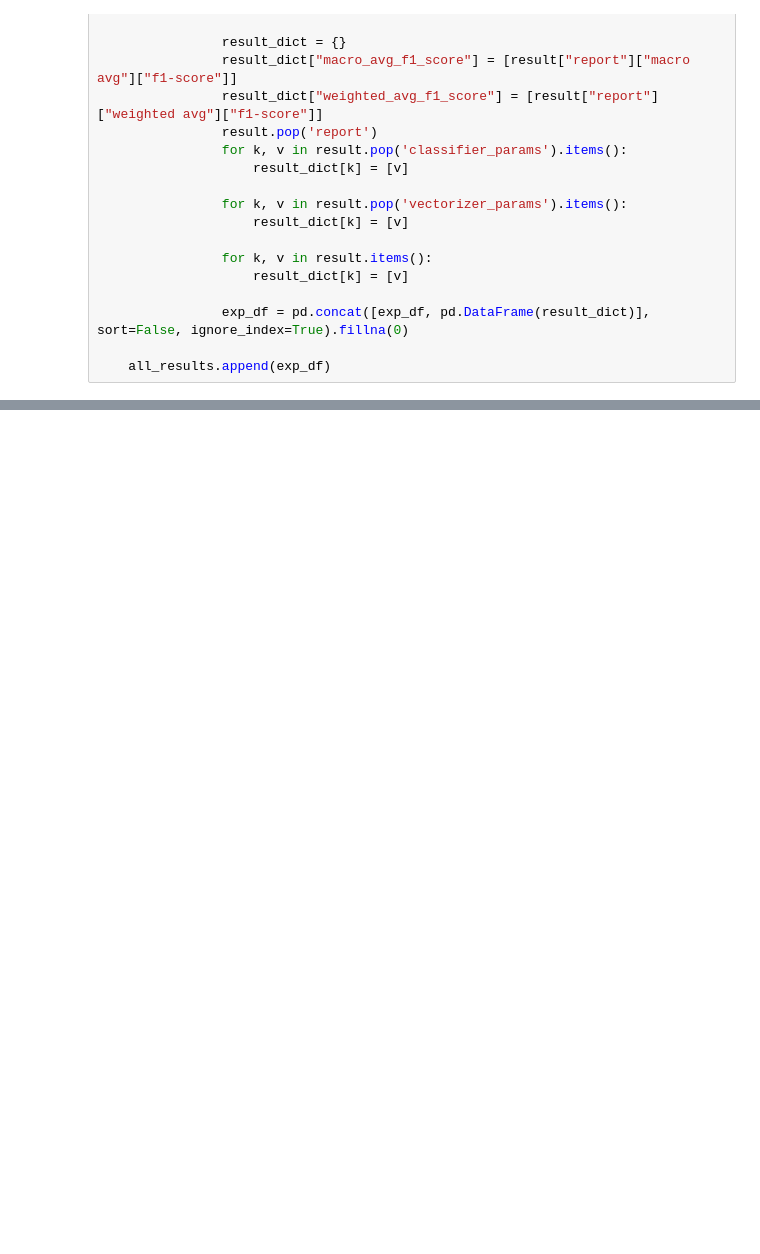
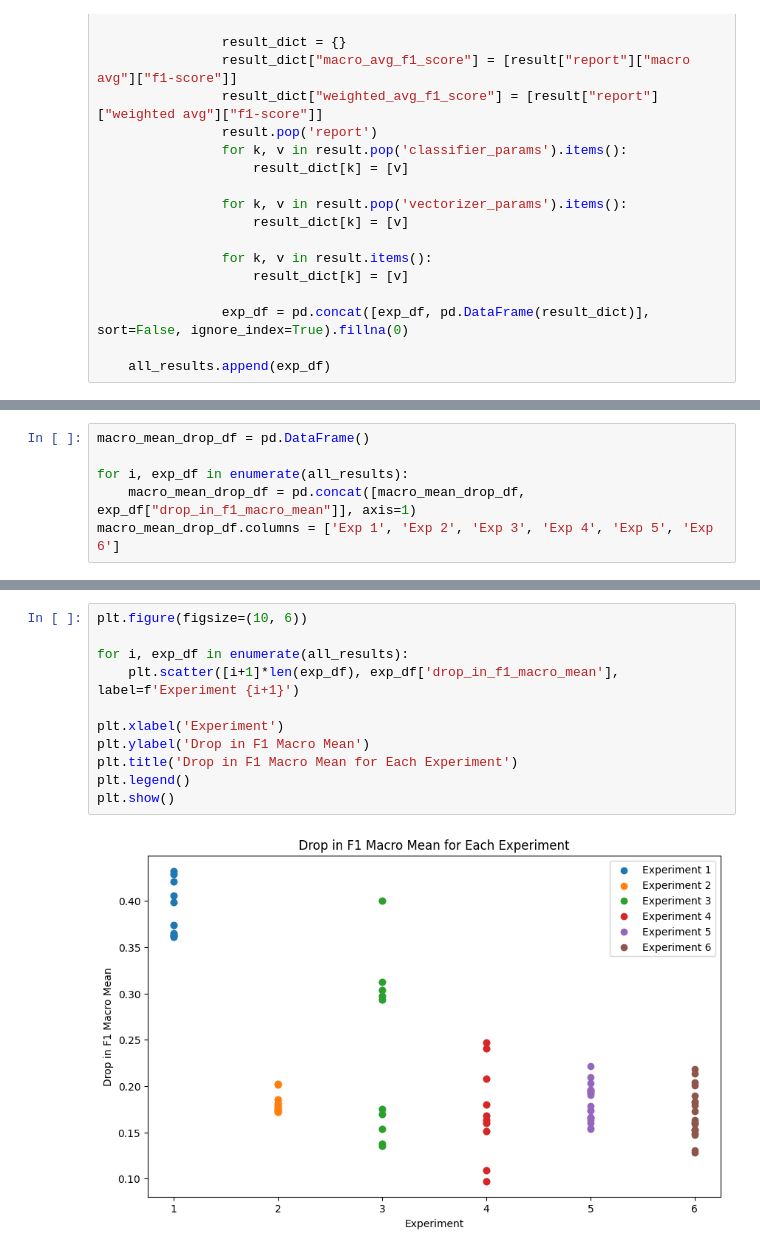
Before and after one commit to rootdrew27/cyberbullying-ml, a Jupyter notebook: official/experiments2.0/analysis.ipynb, the cells around one changed output, grey strips where cells are left out. Cells and saved outputs as stored; diff of their text form; blank space fills up the shorter version.

Commit message:
data analysis. add exp8

```diff
--- a/official/experiments2.0/analysis.ipynb
+++ b/official/experiments2.0/analysis.ipynb
@@ -56,0 +57,6 @@ all_results[2]
+# %%
+macro_mean_drop_df = pd.DataFrame()
+
+for i, exp_df in enumerate(all_results):
+    macro_mean_drop_df = pd.concat([macro_mean_drop_df, exp_df["drop_in_f1_macro_mean"]], axis=1)
+macro_mean_drop_df.columns = ['Exp 1', 'Exp 2', 'Exp 3', 'Exp 4', 'Exp 5', 'Exp 6']
@@ -56,0 +83,13 @@ all_results[2]
+# %%
+plt.figure(figsize=(10, 6))
+
+for i, exp_df in enumerate(all_results):
+    plt.scatter([i+1]*len(exp_df), exp_df['drop_in_f1_macro_mean'], label=f'Experiment {i+1}')
+
+plt.xlabel('Experiment')
+plt.ylabel('Drop in F1 Macro Mean')
+plt.title('Drop in F1 Macro Mean for Each Experiment')
+plt.legend()
+plt.show()
+# %% [output]
+[figure, added]
```
Also changed, not shown: parts of 9 cells of this notebook, 10 other files.
